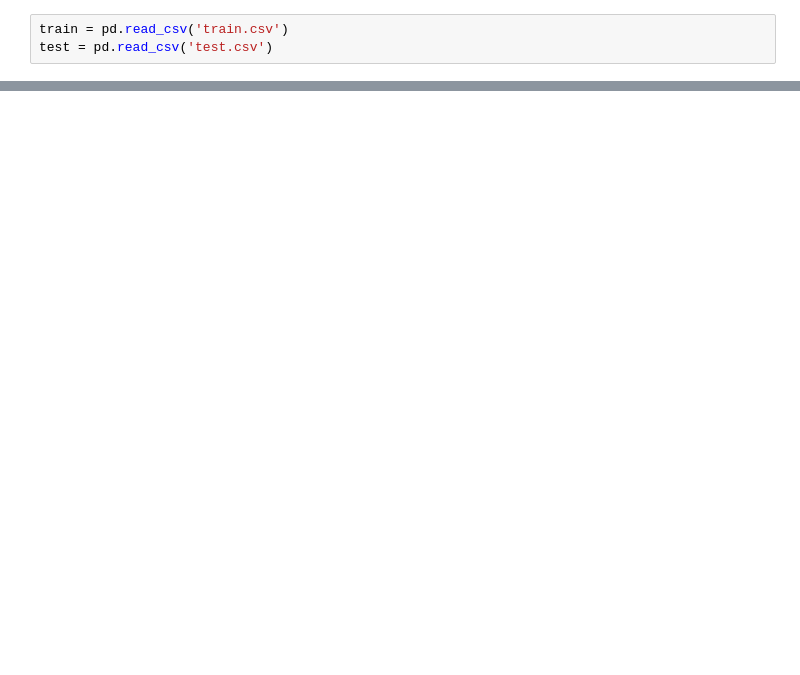
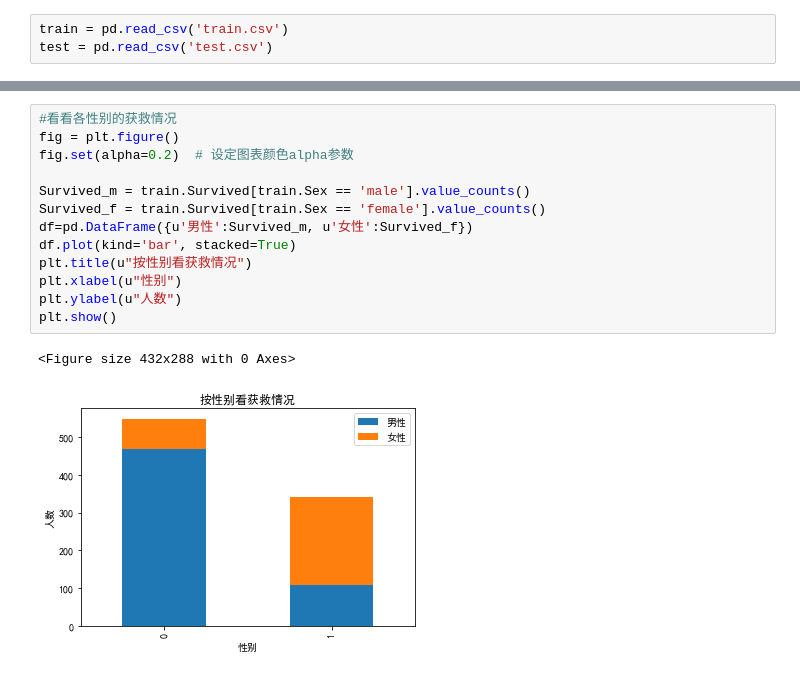
Before and after one commit to wushishuai/kaggle-competition, a Jupyter notebook: Titanic/predict by baseline.ipynb, the cells around one changed output, grey strips where cells are left out. Drawn from its saved outputs; the diff is of its cells as text; blank space fills up the shorter version.

```diff
--- a/Titanic/predict by baseline.ipynb
+++ b/Titanic/predict by baseline.ipynb
@@ -23,0 +130,16 @@ train.head()
+# %%
+#看看各性别的获救情况
+fig = plt.figure()
+fig.set(alpha=0.2)  # 设定图表颜色alpha参数
+
+Survived_m = train.Survived[train.Sex == 'male'].value_counts()
+Survived_f = train.Survived[train.Sex == 'female'].value_counts()
+df=pd.DataFrame({u'男性':Survived_m, u'女性':Survived_f})
+df.plot(kind='bar', stacked=True)
+plt.title(u"按性别看获救情况")
+plt.xlabel(u"性别")
+plt.ylabel(u"人数")
+plt.show()
+# %% [output]
+<Figure size 432x288 with 0 Axes>
+[figure, added]
```
Also changed, not shown: parts of 36 cells of this notebook, 5 other files.
